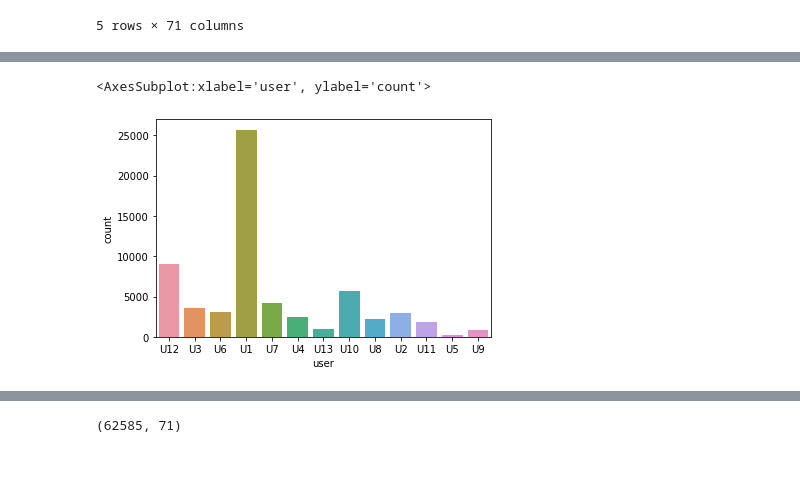
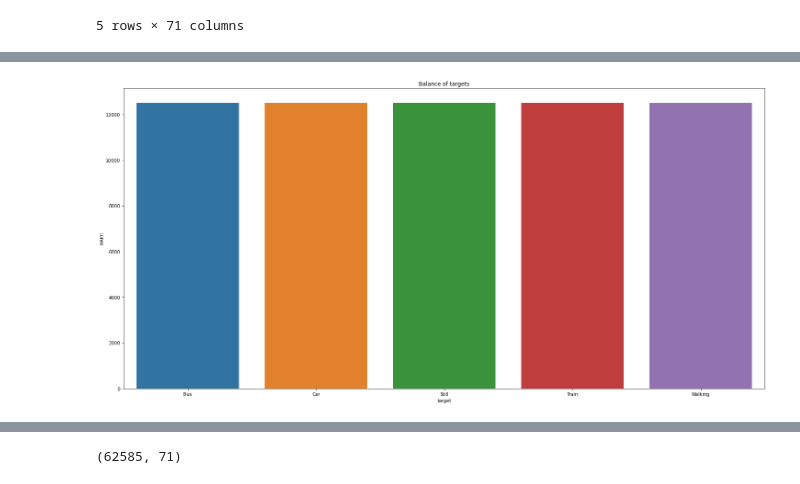
Before and after one commit to sardorick/BW-2-Fitness-ML, a Jupyter notebook: eda_half_second_Sardor.ipynb, the cells around one changed output, grey strips where cells are left out. Cells and saved outputs as stored; diff of their text form; code cells hidden in the pictures.

```diff
--- a/eda_half_second_Sardor.ipynb
+++ b/eda_half_second_Sardor.ipynb
@@ -104,5 +86,7 @@ sb.countplot(df['target'])
-# %%
-sb.countplot(df['user'])
-# %% [output]
-<AxesSubplot:xlabel='user', ylabel='count'>
-[figure, removed]
+# %%
+plt.figure(figsize=(25, 12))
+sb.countplot(df['target'])
+plt.title('Balance of targets')
+plt.savefig('target.png')
+# %% [output]
+[figure, added]
```
Also changed, not shown: parts of 7 cells of this notebook, 7 other files.
